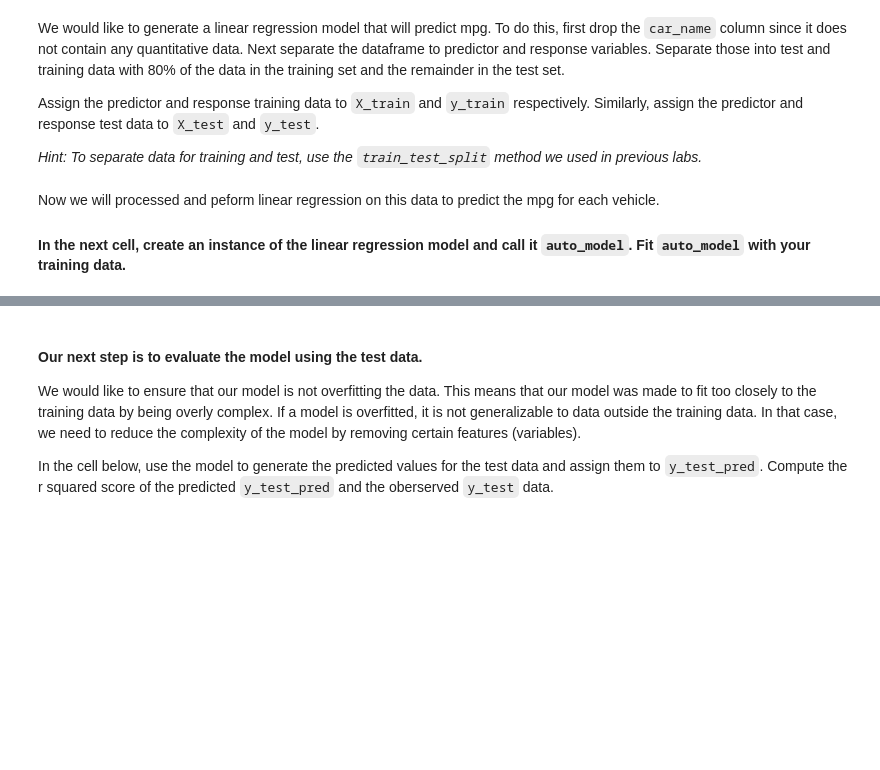
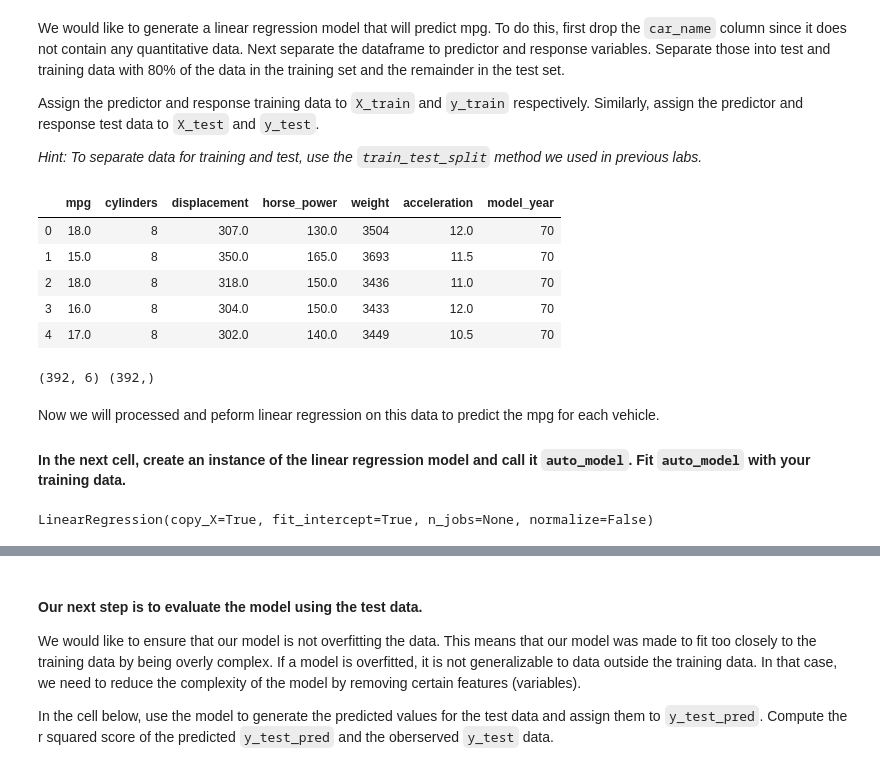
Before and after one commit to ta-datapt-bcn/lab-supervised-learning-regression, a Jupyter notebook: your-code/main.ipynb, the cells around one changed output, grey strips where cells are left out. Cells and saved outputs as stored; diff of their text form; code cells hidden in the pictures; blank space fills up the shorter version.

```diff
--- a/your-code/main.ipynb
+++ b/your-code/main.ipynb
@@ -166,3 +332,5 @@ Check the dataset for missing values and remove all rows containing at least one
+# %%
+auto.dropna(inplace= True)
 # %% [markdown]
 Find the frequency table for the `cylinders` column using the `value_counts()` function. How many possible values of cylinders are there?
 # %%
@@ -177,0 +352,23 @@ Assign the predictor and response training data to `X_train` and `y_train` respe
+# %%
+# Your code here:
+
+# Generating a linear regression model that will predict MPG (predictor variable)
+
+# dropping the car_name column
+auto.drop('car_name', axis=1, inplace=True)
+# %%
+auto.head()
+# %% [output]
+|  | mpg | cylinders | displacement | horse_power | weight | acceleration | model_year |
+| 0 | 18.0 | 8 | 307.0 | 130.0 | 3504 | 12.0 | 70 |
+| 1 | 15.0 | 8 | 350.0 | 165.0 | 3693 | 11.5 | 70 |
+| 2 | 18.0 | 8 | 318.0 | 150.0 | 3436 | 11.0 | 70 |
+| 3 | 16.0 | 8 | 304.0 | 150.0 | 3433 | 12.0 | 70 |
+| 4 | 17.0 | 8 | 302.0 | 140.0 | 3449 | 10.5 | 70 |
+# %%
+# separating the dataframe to predictor (MPG) and response variables
+
+X = auto.drop(columns='mpg')
+y = auto['mpg']
+# %% [output]
+(392, 6) (392,)
@@ -181,6 +383,11 @@ Now we will processed and peform linear regression on this data to predict the m
 #### In the next cell, create an instance of the linear regression model and call it `auto_model`. Fit `auto_model` with your training data.
 # %%
 # Your code here:
+
+auto_model = LinearRegression()
+auto_model.fit(X_train, y_train)
+# %% [output]
+LinearRegression(copy_X=True, fit_intercept=True, n_jobs=None, normalize=False)
 # %% [markdown]
 # Challenge 4 - Evaluate the Model
 
```
Also changed, not shown: parts of 53 cells of this notebook.
